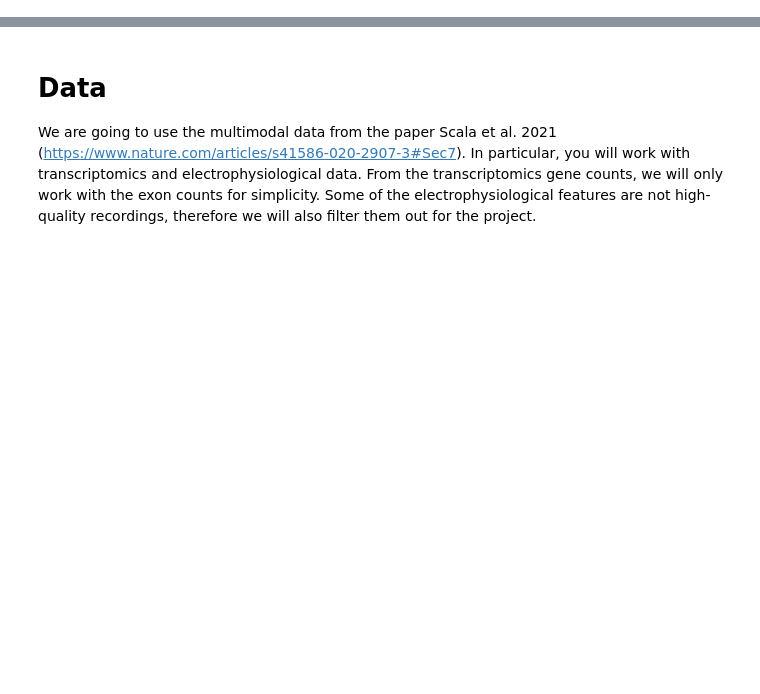
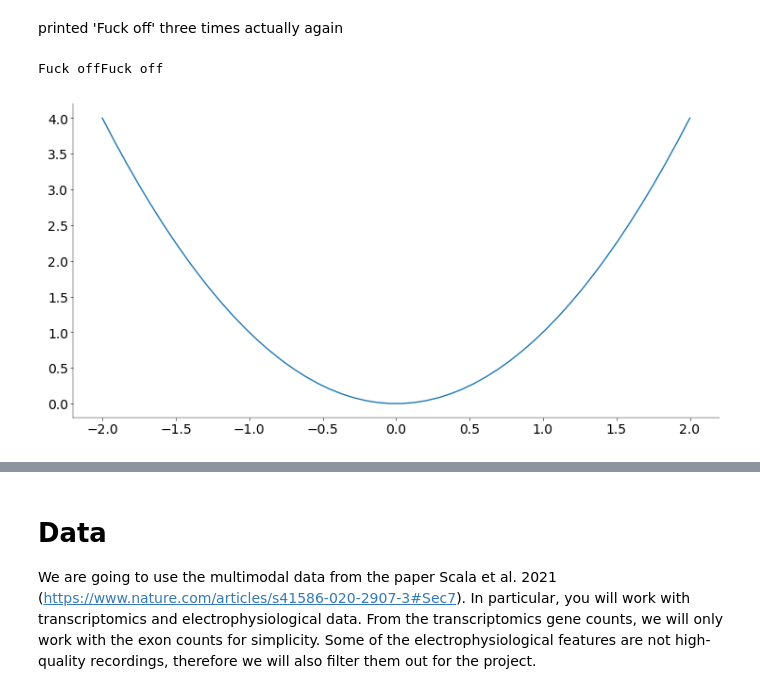
Before and after one commit to Artemii-Shlychkov/NDS_project, a Jupyter notebook: notebooks/Practical_notebook.ipynb, the cells around one changed output, grey strips where cells are left out. Cells and saved outputs as stored; diff of their text form; code cells hidden in the pictures; blank space fills up the shorter version.

```diff
--- a/notebooks/Practical_notebook.ipynb
+++ b/notebooks/Practical_notebook.ipynb
@@ -62,3 +59,16 @@ data_path = Path("../data")
 plt.style.use("../matplotlib_style.txt")
 # %%
 np.random.seed(42)
+# %% [markdown]
+printed 'Fuck off' three times actually again
+# %%
+print(2 * "Fuck off")
+# %% [output]
+Fuck offFuck off
+# %%
+x = np.linspace(-2, 2)
+y = x**2
+plt.plot(x, y)
+plt.show()
+# %% [output]
+[figure, added]
```
Also changed, not shown: parts of 27 cells of this notebook.
